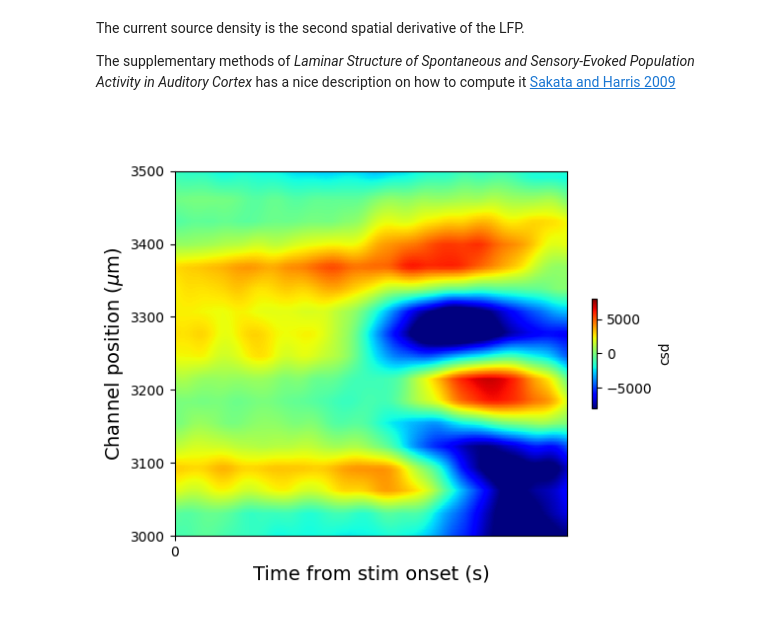
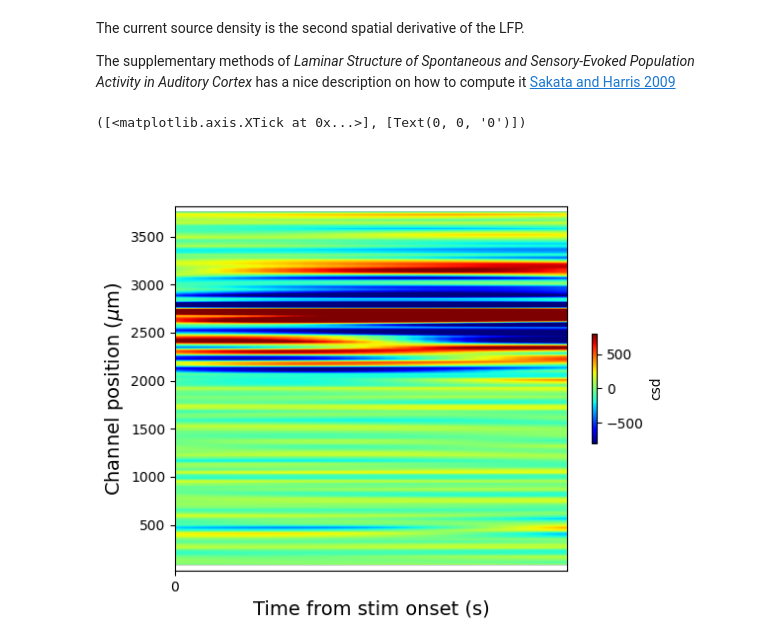
Before and after one commit to MrbioDT/UCLA-neuropixels-2026, a Jupyter notebook: tutorials/05_triggered_LFP.ipynb, the cells around one changed output. Saved outputs shown, nothing was run; the diff lists cells and outputs as text; code cells hidden in the pictures.

Commit message:
runing through the lfp data and generate the plots

```diff
--- a/tutorials/05_triggered_LFP.ipynb
+++ b/tutorials/05_triggered_LFP.ipynb
@@ -19,9 +19,9 @@ from helpers import *
 # for interactivity
 %matplotlib ipympl
 
-foldername = Path('Y:\SGL_DATA_drive\wmm001_250705_rec_d12\catgt_wmm001_250705_rec_d12_g0\wmm001_250705_rec_d12_g0_imec0')  # path to folder containing the binary file
+foldername = Path('Y:\SGL_DATA_drive\wmm001_250705_rec_d12_g1\wmm001_250705_rec_d12_g1_imec0')  # path to folder containing the binary file
 # try to find the binary file (has extension .bin)
-fname = list(foldername.rglob('*.bin'))
+fname = list(foldername.rglob('*.lf.bin'))
 if not len(fname): # display an error message if the file is not found.
     raise(ValueError(f'Could not find the file in folder {foldername}'))
 else:
@@ -53,4 +53,4 @@ sampling_rate = meta['imSampRate'] # from the .meta
 # stimtimes = mat['sorted_response'][np.where(mat['day_label'] == '2019-11-21')].squeeze()
 # stimtimes = np.stack(stimtimes) # ntrial x nstim x feature
 
-stimon_times = np.load(r'C:\Users\NeuropixelsComp\Documents\GitHub\python_npx\stimon_times.npy')
+# stimon_times = np.load(r'C:\Users\NeuropixelsComp\Documents\GitHub\python_npx\stimon_times.npy')
@@ -58,0 +112,30 @@ Skipping ['catGTCmdline0', '<CatGT -dir', 'Y:/SGL_DATA_drive -run', 'wmm001_2507
+# %%
+import numpy as np
+
+# Ensure binary
+dig = dig_first_row.astype(np.int8)
+dig = (dig > 0).astype(np.int8)
+
+
+# Compute difference
+dig_diff = np.diff(dig)
+
+# Rising edges: 0 -> 1
+onset_idx = np.where(dig_diff == 1)[0] + 1
+
+
+stimon_times = timestamps[onset_idx]
+
+
+print(f"Detected {len(stimon_times)} TTL onsets")
+print("First 10 stim onsets (s):", stimon_times[:10])
+
+
+plt.figure(figsize=(12, 4))
+plt.plot(timestamps, dig, linewidth=0.5)
+plt.vlines(stimon_times, ymin=0, ymax=1, color='r', alpha=0.3)
+plt.xlabel('Time (s)')
+plt.ylabel('TTL')
+plt.title('TTL onsets detected')
+plt.tight_layout()
+plt.show()
@@ -177,33 +265,34 @@ def current_source_density(lfp,chmap, interpolation_chanspacing=30):
     # duplicate outmost channels
     csd = np.empty((nlfp.shape[0]-2,nlfp.shape[1]))
     smoothed_lfp = np.empty_like(nlfp)
     for i in range(csd.shape[0]):
         smoothed_lfp[i+1,:] = (1./4.) *(nlfp[i,:] + 2.*nlfp[i+1,:] + nlfp[i+2,:])
     smoothed_lfp[0,:] = (1./4.) *(3.*nlfp[0,:] + nlfp[1,:])
     smoothed_lfp[-1,:] = (1./4.) *(3.*nlfp[-1,:] + nlfp[-2,:])
     for i in range(csd.shape[0]):
         csd[i,:] = -(1./(interpolation_chanspacing*1.e-3)**2.)*(smoothed_lfp[i,:]-2.*smoothed_lfp[i+1,:]+smoothed_lfp[i+2,:])
 
     a,b,z = (x,np.linspace(np.min(y)-interpolation_chanspacing,np.max(y)+interpolation_chanspacing,csd.shape[0]),csd)
     f = RegularGridInterpolator((a, b), z.T,bounds_error=False)
     ny = np.arange(np.min(y)-interpolation_chanspacing,np.max(y)+interpolation_chanspacing,5.)
     xxnew, yynew = np.meshgrid(x,ny, indexing='ij')
 
     return f((xxnew,yynew)).T,smoothed_lfp[:,1:-1]
 
 
 t = np.linspace(tpre,tpost,avg_lfp.shape[0])
 plt.figure()
 csd,smoothlfp = current_source_density(avg_lfp*conversion_factor,cmap)
 plt.imshow(csd,aspect = 'auto',
-        extent = [tpre,tpost,cmap[0,1],cmap[-1,1]], cmap = 'jet',clim = [-8000,8000])
+        extent = [tpre,tpost,cmap[0,1],cmap[-1,1]], cmap = 'jet',clim = [-800,800])
 cb = plt.colorbar(shrink = 0.3,label = 'csd')
 
 plt.ylim([cmap[0,1],cmap[-1,1]])
 plt.ylabel('Channel position ($\mu$m)',fontsize = 14)
 plt.xlabel('Time from stim onset (s)',fontsize = 14);
 plt.xlim([-0.0,0.07])
 plt.xticks([0])
-plt.ylim([3000,3500]);
+# plt.ylim([3000,3500]);
 # %% [output]
+([<matplotlib.axis.XTick at 0x...>], [Text(0, 0, '0')])
-[figure, old version]
+[figure, new version]
```
Also changed, not shown: parts of 5 cells of this notebook.
